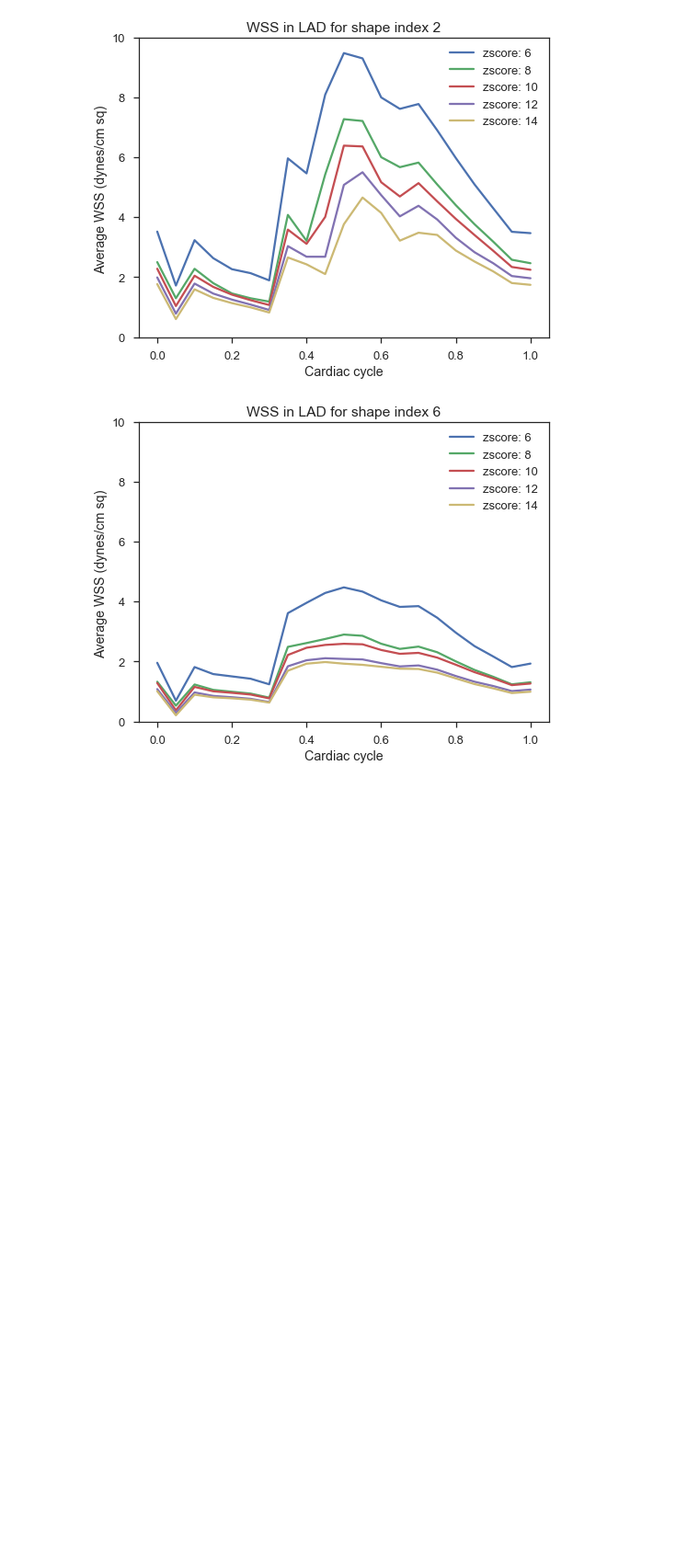
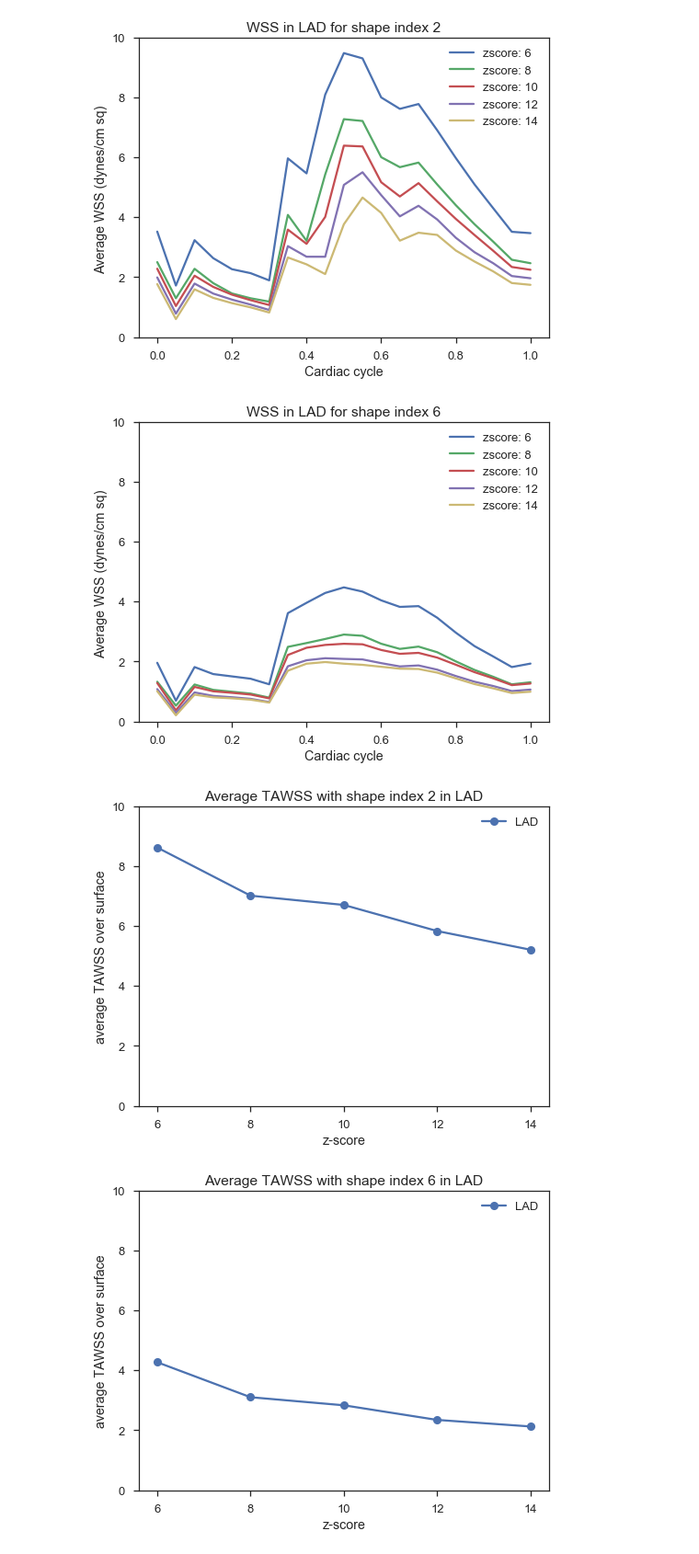
Before and after one commit to StanfordCBCL/KD-project, a Jupyter notebook: PreliminaryAnalysis.ipynb, the cells around one changed output. Shown at 92% size. Cells and saved outputs as stored; diff of their text form; code cells hidden in the pictures; blank space fills up the shorter version.

```diff
--- a/PreliminaryAnalysis.ipynb
+++ b/PreliminaryAnalysis.ipynb
@@ -282,3 +340,28 @@ for shape in shapes:
 # %% [output]
 [figure]
 [figure]
+# %%
+vessel = 'LAD'
+shapes = ['ASI2', 'ASI6']
+left_positions = ['lad1', 'lad2', 'lad3', 'lad4', 'lad5']
+
+z_scores = [6, 8, 10, 12, 14]
+
+for shape in shapes:
+    fig = plt.figure()
+    ax = fig.add_subplot(1, 1, 1)
+    loc_set = left_positions
+    vtawss_surface_averages = np.zeros(len(loc_set))
+    for k, size in enumerate(loc_set):
+        vtawss_surface_averages[k] = vtawss_lad[shape + '_' + size]
+
+    ax.plot(z_scores, vtawss_surface_averages, label=vessel, marker='o')
+    plt.legend()
+    plt.xlabel('z-score')
+    plt.ylabel('average TAWSS over surface')
+    plt.title('Average TAWSS with shape index ' + shape[-1] + ' in ' + vessel)
+    plt.ylim(0, 10)
+    ax.set_xticks(z_scores)
+# %% [output]
+[figure, added]
+[figure, added]
```
Also changed, not shown: parts of 5 cells of this notebook.
